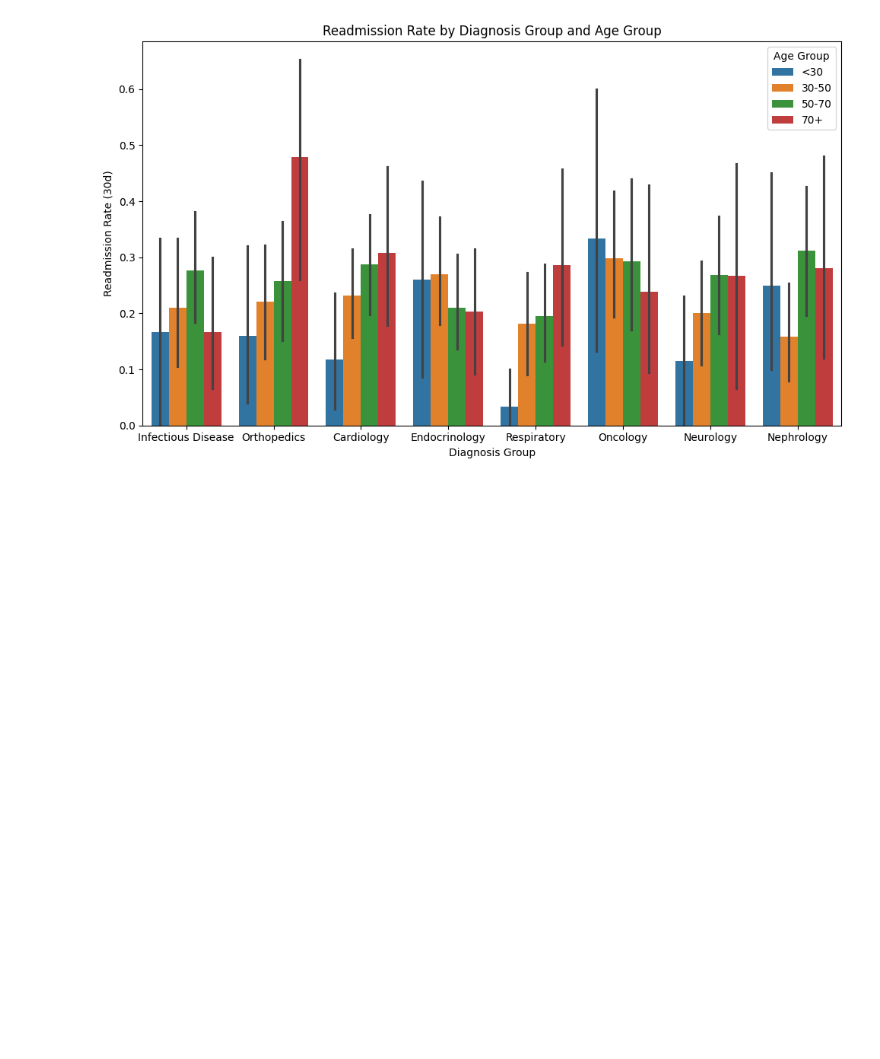
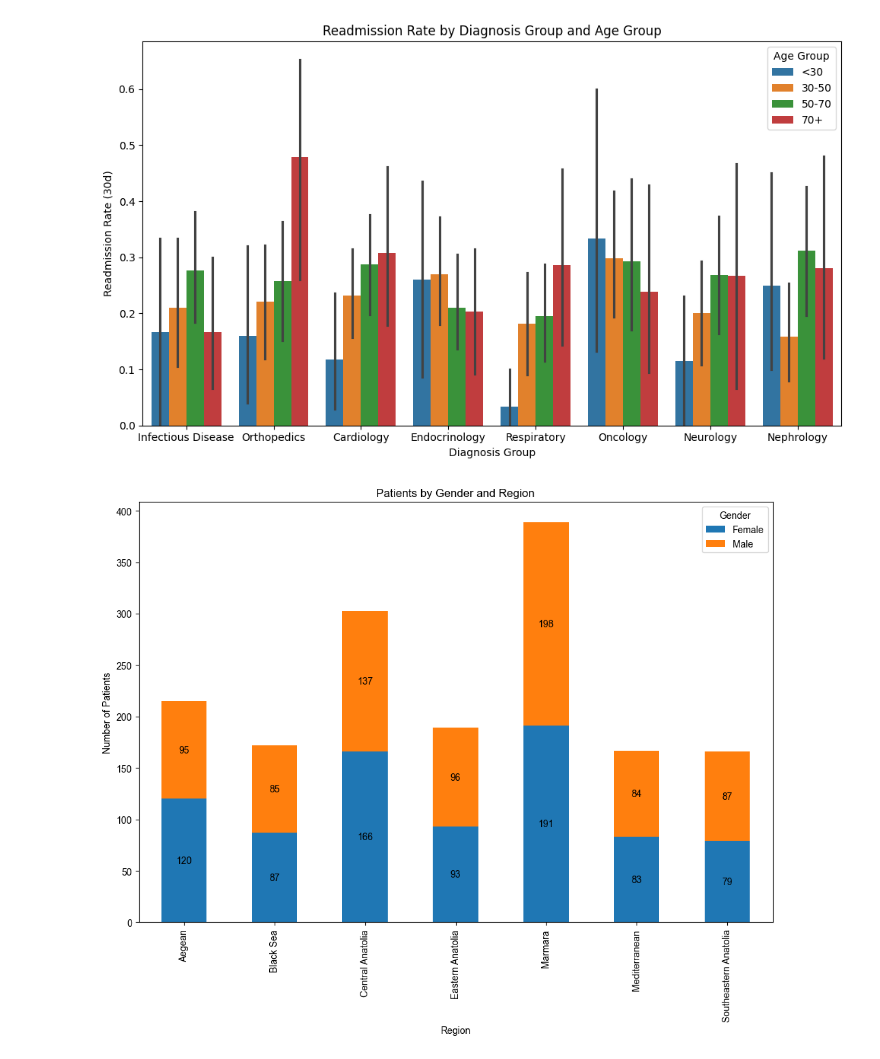
Before and after one commit to atempvisit/Analysis-of-Synthetic-Healthcare-Data, a Jupyter notebook: mohammed.ipynb, the cells around one changed output. Cells and saved outputs as stored; diff of their text form; code cells hidden in the pictures; blank space fills up the shorter version.

```diff
--- a/mohammed.ipynb
+++ b/mohammed.ipynb
@@ -47,2 +45,32 @@ plt.show()
 # %% [output]
 [figure]
+# %%
+import seaborn as sns
+import matplotlib.pyplot as plt
+
+df = pd.read_csv('synthetic_healthcare_1700_clean.csv', sep=',')
+
+stackedBar = df.groupby(["Region", "Gender"]).size().unstack()
+# Group by Region and Gender, count the occurrence and then unstack for plotting
+
+
+# Stacked bar chart
+
+chart = stackedBar.plot(
+    kind="bar",
+    stacked=True,
+    figsize=(12,8) # Figure size of chart
+)
+
+# Adding labels
+for c in chart.containers:
+    chart.bar_label(c, label_type="center")
+
+sns.set_style('white') # Background color to white
+
+plt.title("Patients by Gender and Region") # Set the Title of the chart
+plt.xlabel("Region") # Set label of the X-Axis
+plt.ylabel("Number of Patients") # Set label of the Y-Axis
+plt.show() # Build and show the plot
+# %% [output]
+[figure, added]
```
Also changed, not shown: parts of 2 cells of this notebook.
